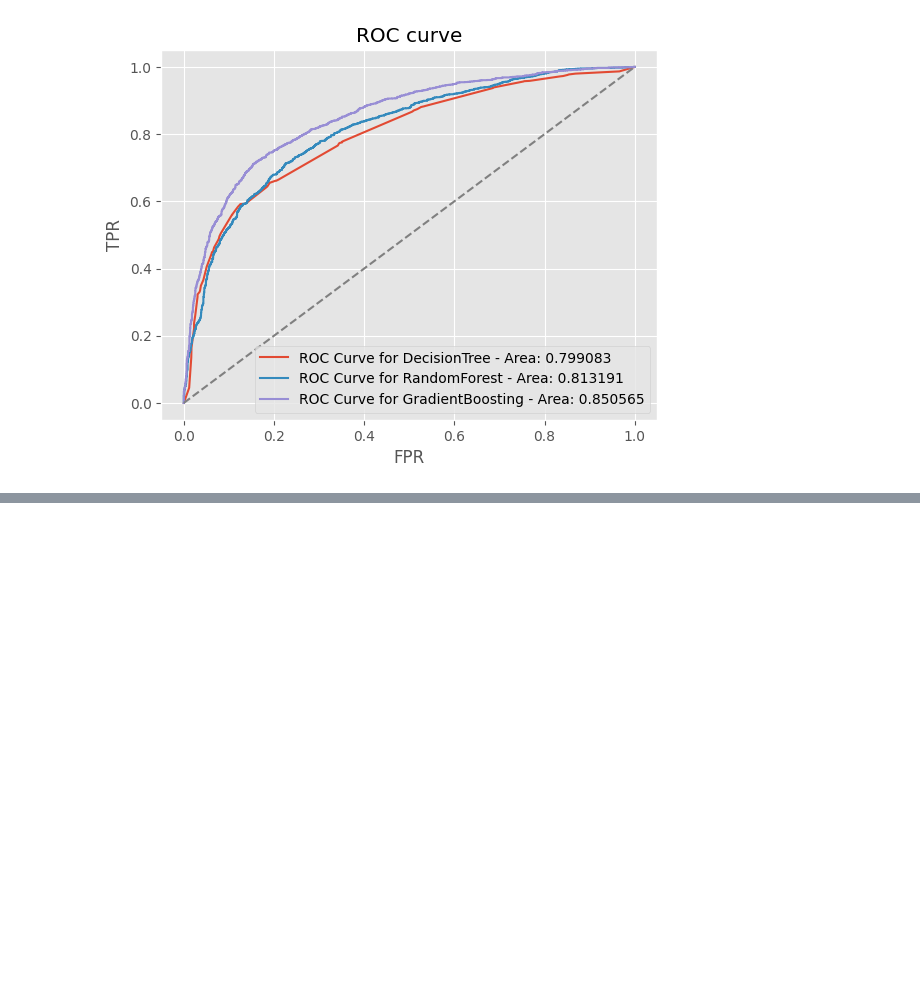
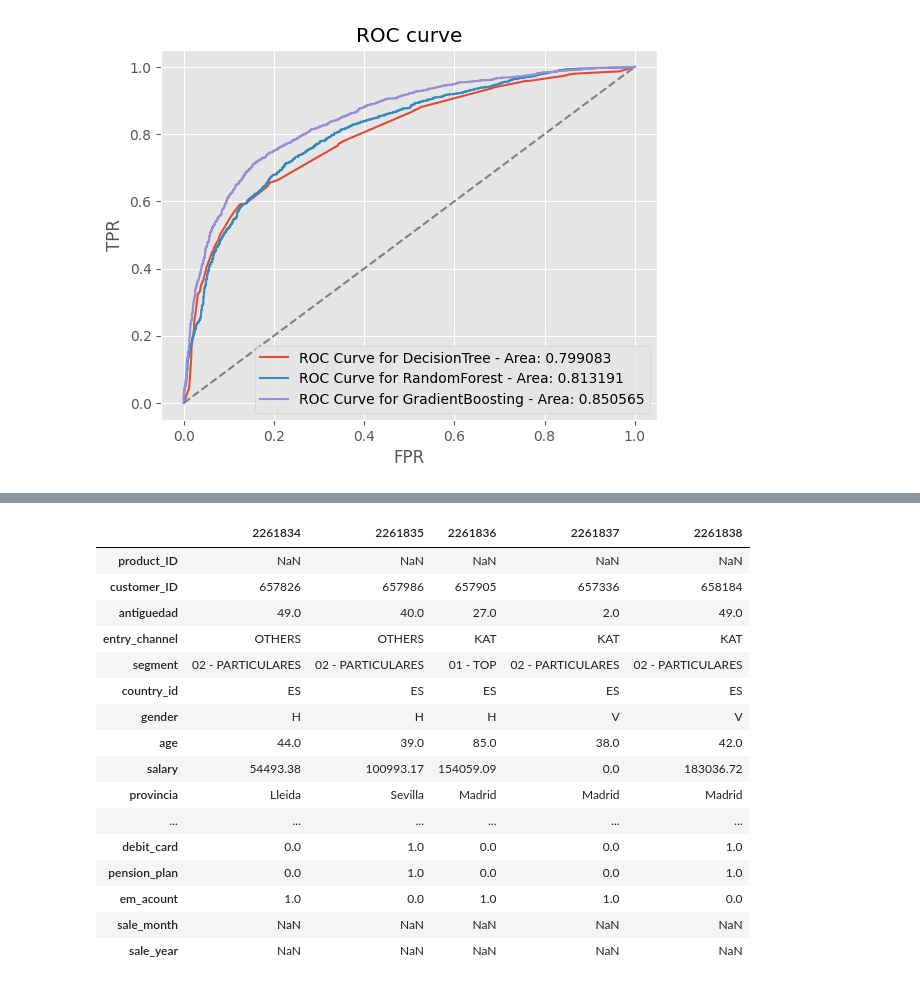
Before and after one commit to RicardColomOrero/easymoney, a Jupyter notebook: Easymoney_grupo5_target_emc_account.ipynb, the cells around one changed output, grey strips where cells are left out. Drawn from its saved outputs; the diff is of its cells as text; code cells hidden in the pictures; blank space fills up the shorter version.

```diff
--- a/Easymoney_grupo5_target_emc_account.ipynb
+++ b/Easymoney_grupo5_target_emc_account.ipynb
@@ -2444,0 +2467,4 @@ ROC AUC Score for GradientBoosting: 0.8505647963004626
+# %%
+df_total_pred_1=df_total_pred.copy()
+# %%
+df_total_pred_1.drop("partition_ID", axis = 1, inplace = True)
@@ -2444,0 +2482,57 @@ ROC AUC Score for GradientBoosting: 0.8505647963004626
+# %%
+df_total_pred_1= df_total_pred_1.reindex(columns=[
+              'month_sale',
+              'product_ID',
+              'customer_ID',
+              'antiguedad',
+              'entry_channel',
+              'segment',
+              'country_id',
+              'gender',
+              'age',
+              'salary',
+              'provincia',
+              'renta_neta_media',
+              'renta_bruta_media',
+              'tasa_de_paro',
+              'tasa_de_empleo',
+              'short_term_deposit',
+              'loans',
+              'mortgage',
+              'funds',
+              'securities',
+              'long_term_deposit',
+              'credit_card',
+              'payroll',
+              'payroll_account',
+              'debit_card',
+              'pension_plan',
+              'em_acount',
+              ])
+# %%
+# Disgregamos la variable de "month_sale" y eliminamos la variable de fecha
+df_total_pred_1['sale_month'] = df_total_pred_1['month_sale'].dt.month
+df_total_pred_1['sale_year'] = df_total_pred_1['month_sale'].dt.year
+
+
+del df_total_pred_1['month_sale']
+# %%
+df_total_pred_1.head().T
+# %% [output]
+|  | 2261834 | 2261835 | 2261836 | 2261837 | 2261838 |
+| product_ID | NaN | NaN | NaN | NaN | NaN |
+| customer_ID | 657826 | 657986 | 657905 | 657336 | 658184 |
+| antiguedad | 49.0 | 40.0 | 27.0 | 2.0 | 49.0 |
+| entry_channel | OTHERS | OTHERS | KAT | KAT | KAT |
+| segment | 02 - PARTICULARES | 02 - PARTICULARES | 01 - TOP | 02 - PARTICULARES | 02 - PARTICULARES |
+| country_id | ES | ES | ES | ES | ES |
+| gender | H | H | H | V | V |
+| age | 44.0 | 39.0 | 85.0 | 38.0 | 42.0 |
+| salary | 54493.38 | 100993.17 | 154059.09 | 0.0 | 183036.72 |
+| provincia | Lleida | Sevilla | Madrid | Madrid | Madrid |
+| ... | ... | ... | ... | ... | ... |
+| debit_card | 0.0 | 1.0 | 0.0 | 0.0 | 1.0 |
+| pension_plan | 0.0 | 1.0 | 0.0 | 0.0 | 1.0 |
+| em_acount | 1.0 | 0.0 | 1.0 | 1.0 | 0.0 |
+| sale_month | NaN | NaN | NaN | NaN | NaN |
+| sale_year | NaN | NaN | NaN | NaN | NaN |
```
Also changed, not shown: parts of 45 cells of this notebook.
